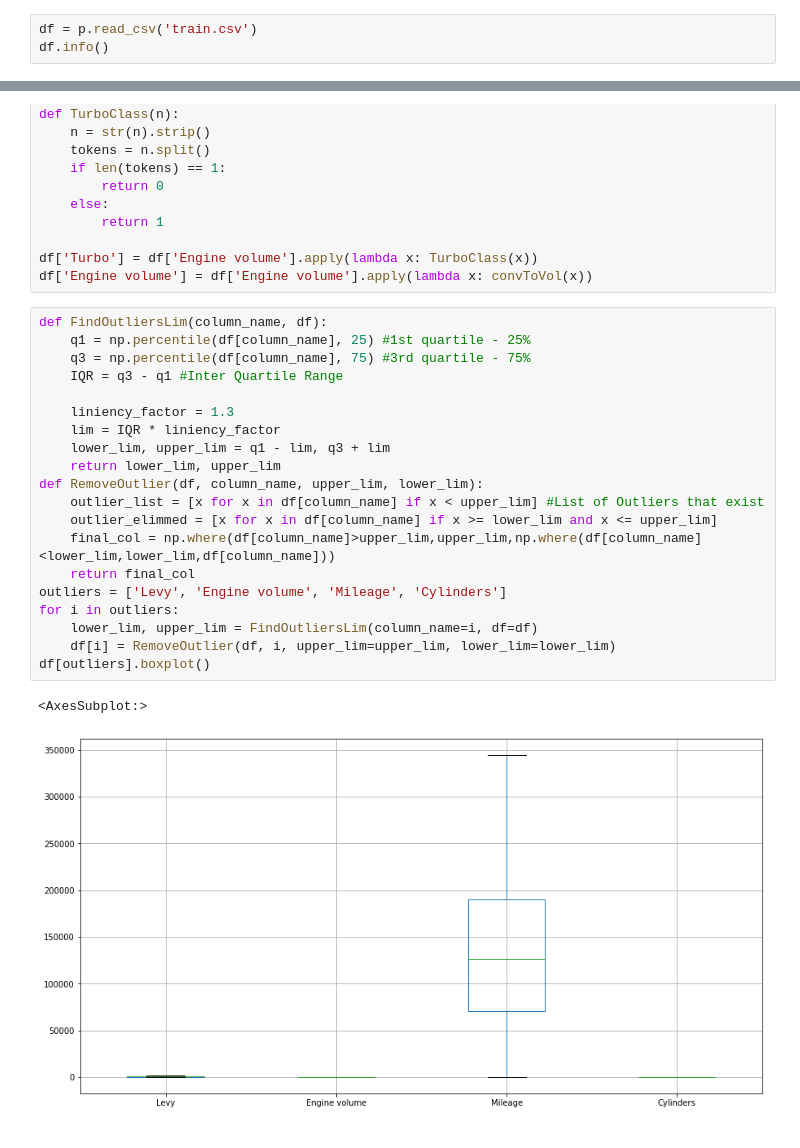
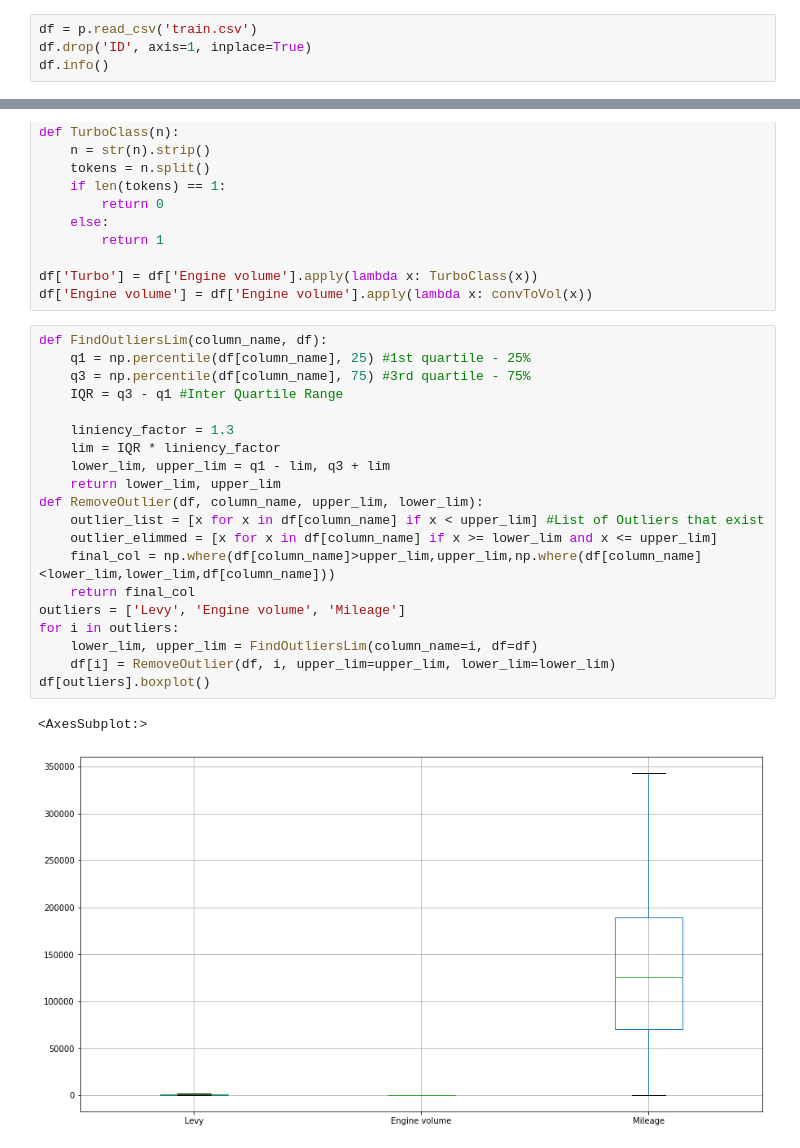
Before and after one commit to K00LDUD3/Car-Pricing-Foodmen, a Jupyter notebook: Preprocessing_v2.ipynb, the cells around one changed output, grey strips where cells are left out. Saved outputs shown, nothing was run; the diff lists cells and outputs as text.

```diff
--- a/Preprocessing_v2.ipynb
+++ b/Preprocessing_v2.ipynb
@@ -23,6 +23,7 @@ from scipy.stats import shapiro
 plt.rcParams['figure.figsize'] = [15,8]
 # %%
 df = p.read_csv('train.csv')
+df.drop('ID', axis=1, inplace=True)
 df.info()
 # %% [output]
 <class 'pandas.core.frame.DataFrame'>
@@ -92,26 +93,26 @@ df['Engine volume'] = df['Engine volume'].apply(lambda x: convToVol(x))
 # %%
 def FindOutliersLim(column_name, df):
     q1 = np.percentile(df[column_name], 25) #1st quartile - 25%
     q3 = np.percentile(df[column_name], 75) #3rd quartile - 75%
     IQR = q3 - q1 #Inter Quartile Range
 
     liniency_factor = 1.3
     lim = IQR * liniency_factor
     lower_lim, upper_lim = q1 - lim, q3 + lim
     return lower_lim, upper_lim
 def RemoveOutlier(df, column_name, upper_lim, lower_lim):
     outlier_list = [x for x in df[column_name] if x < upper_lim] #List of Outliers that exist
     outlier_elimmed = [x for x in df[column_name] if x >= lower_lim and x <= upper_lim]
     final_col = np.where(df[column_name]>upper_lim,upper_lim,np.where(df[column_name]<lower_lim,lower_lim,df[column_name]))
     return final_col
-outliers = ['Levy', 'Engine volume', 'Mileage', 'Cylinders']
+outliers = ['Levy', 'Engine volume', 'Mileage']
 for i in outliers:
     lower_lim, upper_lim = FindOutliersLim(column_name=i, df=df)
     df[i] = RemoveOutlier(df, i, upper_lim=upper_lim, lower_lim=lower_lim)
 df[outliers].boxplot()
 # %% [output]
 <AxesSubplot:>
-[figure, old version]
+[figure, new version]
 # %%
 mileage_intervals = [i for i in range(0,10)]
 df['Mileage_BIN'] = p.cut(df['Mileage'], len(mileage_intervals), labels=mileage_intervals)
```
Also changed, not shown: parts of 11 cells of this notebook, 3 other files.
